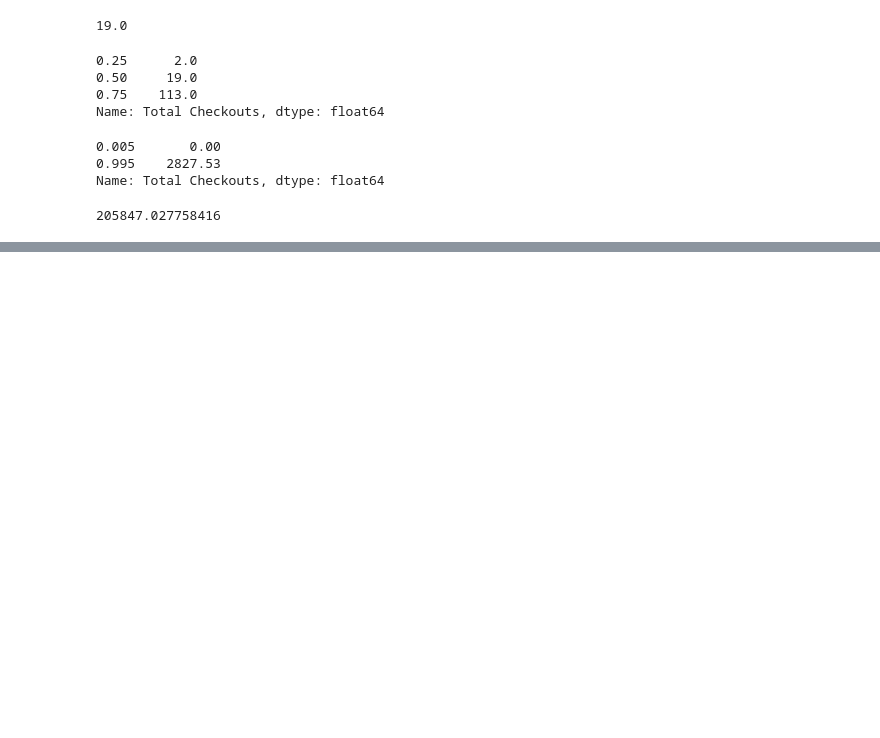
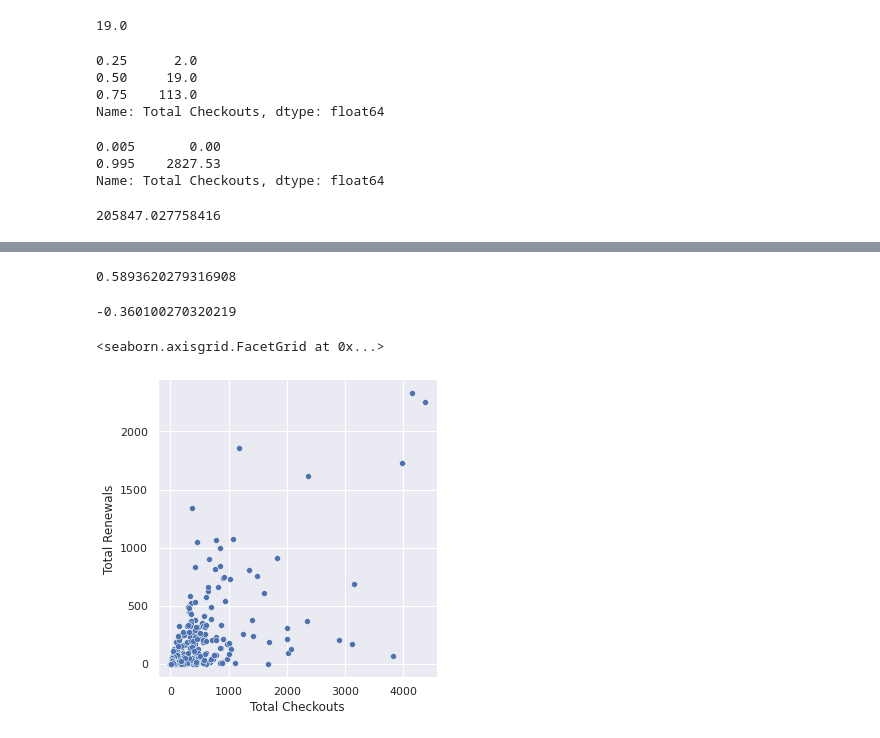
Before and after one commit to AnnaNick91/2021-11-29-DL_Anna_Nick, a Jupyter notebook: Modul_3/notebooks/3._Häufigkeiten_Lagemaße_Streuungsmaße.ipynb, the cells around one changed output, grey strips where cells are left out. Drawn from its saved outputs; the diff is of its cells as text; code cells hidden in the pictures; blank space fills up the shorter version.

```diff
--- a/Modul_3/notebooks/3._Häufigkeiten_Lagemaße_Streuungsmaße.ipynb
+++ b/Modul_3/notebooks/3._Häufigkeiten_Lagemaße_Streuungsmaße.ipynb
@@ -102,0 +207,29 @@ df['Total Checkouts'].var()
+# %%
+#Korrelationen:
+
+df = pd.read_csv("../data/Library_Usage.csv")
+df['Total Checkouts'].corr(df['Total Renewals'])
+# %% [output]
+0.5893620279316908
+# %%
+
+df['Total Checkouts'].corr(df['Year Patron Registered'])
+# %% [output]
+-0.360100270320219
+# %%
+#Seaborn:
+
+import pandas as pd
+import matplotlib.pyplot as plt
+import seaborn as sns
+import numpy as np
+%matplotlib inline
+sns.set()
+
+# use sample to generate a random subsample
+df = pd.read_csv("../data/Library_Usage.csv").sample(n=1000)
+# %%
+sns.relplot(x='Total Checkouts', y='Total Renewals', data=df)
+# %% [output]
+<seaborn.axisgrid.FacetGrid at 0x...>
+[figure, added]
```
Also changed, not shown: parts of 22 cells of this notebook, 7 other files.
